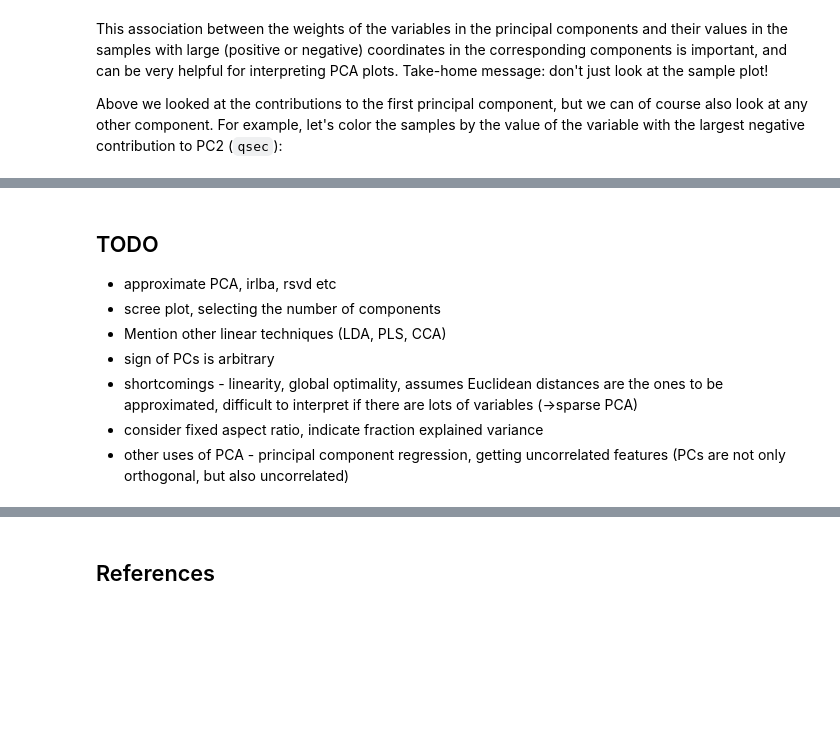
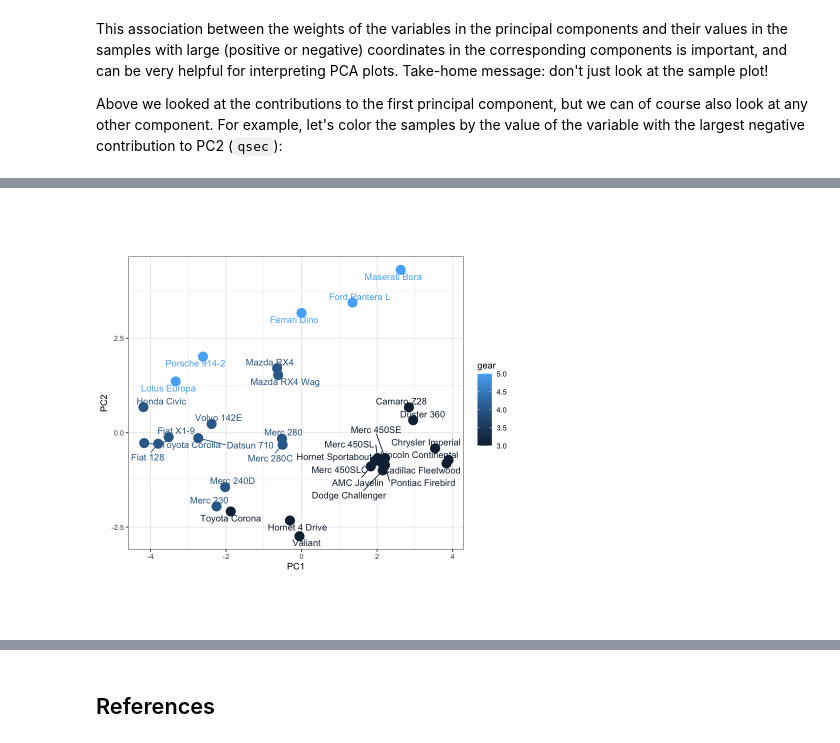
Before and after one commit to fmicompbio/PCA_intro2020, a Jupyter notebook: pca-intro.ipynb, the cells around one changed output, grey strips where cells are left out. Cells and saved outputs as stored; diff of their text form; code cells hidden in the pictures; blank space fills up the shorter version.

```diff
--- a/pca-intro.ipynb
+++ b/pca-intro.ipynb
@@ -501,9 +505,8 @@ geom_text_repel() + coord_fixed()
-# %% [markdown]
-## TODO
-* approximate PCA, irlba, rsvd etc
-* scree plot, selecting the number of components
-* Mention other linear techniques (LDA, PLS, CCA)
-* sign of PCs is arbitrary
-* shortcomings - linearity, global optimality, assumes Euclidean distances are the ones to be approximated, difficult to interpret if there are lots of variables (->sparse PCA)
-* consider fixed aspect ratio, indicate fraction explained variance
-* other uses of PCA - principal component regression, getting uncorrelated features (PCs are not only orthogonal, but also uncorrelated)
+# %%
+ggplot(cbind(data.frame(pcasc$x) %>% tibble::rownames_to_column("model"), mtcars),
+       aes(x = PC1, y = PC2, color = gear, label = model)) +
+geom_point(size = 5) +
+theme_bw() +
+geom_text_repel() + coord_fixed()
+# %% [output]
+[figure, added]
```
Also changed, not shown: parts of 12 cells of this notebook.
